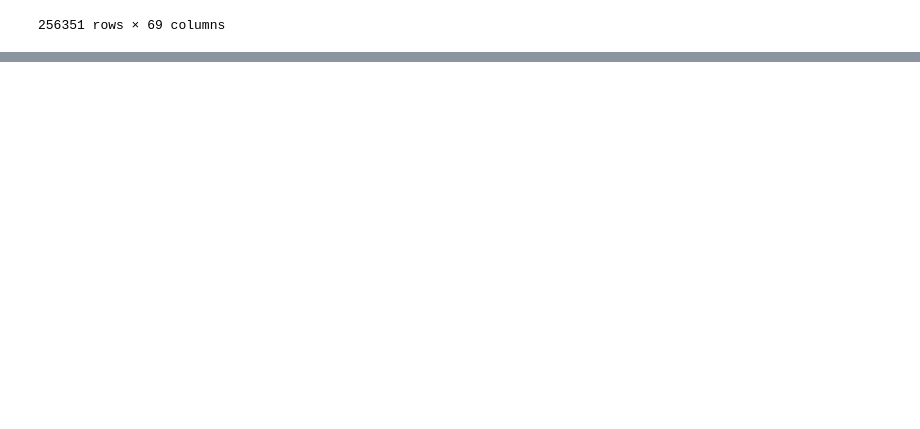
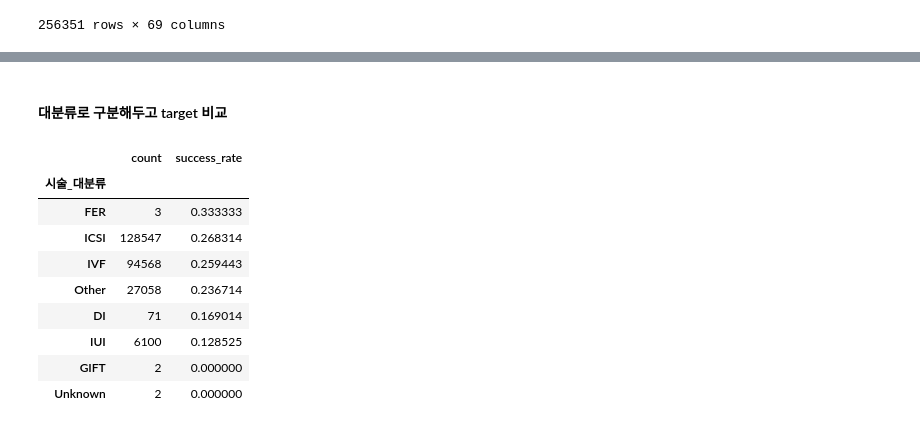
Before and after one commit to unz2/pregnancy-outcome-prediction-ai, a Jupyter notebook: notebook/00_EDA.ipynb, the cells around one changed output, grey strips where cells are left out. Saved outputs shown, nothing was run; the diff lists cells and outputs as text; code cells hidden in the pictures; blank space fills up the shorter version.

```diff
--- a/notebook/00_EDA.ipynb
+++ b/notebook/00_EDA.ipynb
@@ -6,3 +7,9 @@ import numpy as np
+# %%
+# 출력물 잘리지 않게 display option 설정
+pd.set_option("display.max_rows", None)
+pd.set_option("display.max_columns", None)
+pd.set_option("display.width", None)
+pd.set_option("display.max_colwidth", None)
 # %%
 df = pd.read_csv("../data/train.csv")
 # %%
@@ -38,0 +178,41 @@ Length: 69, dtype: int64
+# %% [markdown]
+#### 대분류로 구분해두고 target 비교
+# %%
+def major_procedure(x):
+    if pd.isna(x):
+        return "Unknown"
+    if "IUI" in x:
+        return "IUI"
+    if "DI" in x:
+        return "DI"
+    if "ICSI" in x:
+        return "ICSI"
+    if "IVF" in x:
+        return "IVF"
+    if "FER" in x:
+        return "FER"
+    if "GIFT" in x:
+        return "GIFT"
+    return "Other"
+
+df["시술_대분류"] = df["특정 시술 유형"].apply(major_procedure)
+
+rate = (
+    df.groupby("시술_대분류")["임신 성공 여부"]
+      .agg(["count", "mean"])
+      .rename(columns={"mean": "success_rate"})
+      .sort_values("success_rate", ascending=False)
+)
+
+rate
+# %% [output]
+|  | count | success_rate |
+| 시술_대분류 |  |  |
+| FER | 3 | 0.333333 |
+| ICSI | 128547 | 0.268314 |
+| IVF | 94568 | 0.259443 |
+| Other | 27058 | 0.236714 |
+| DI | 71 | 0.169014 |
+| IUI | 6100 | 0.128525 |
+| GIFT | 2 | 0.000000 |
+| Unknown | 2 | 0.000000 |
```
Also changed, not shown: parts of 43 cells of this notebook, 1 other file.
